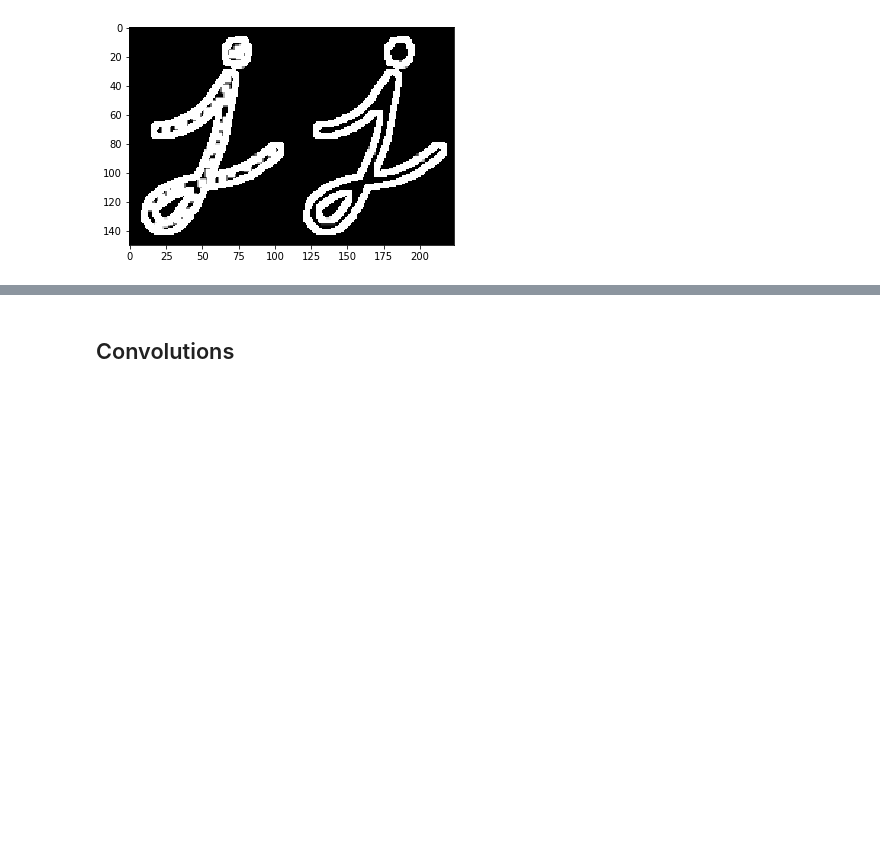
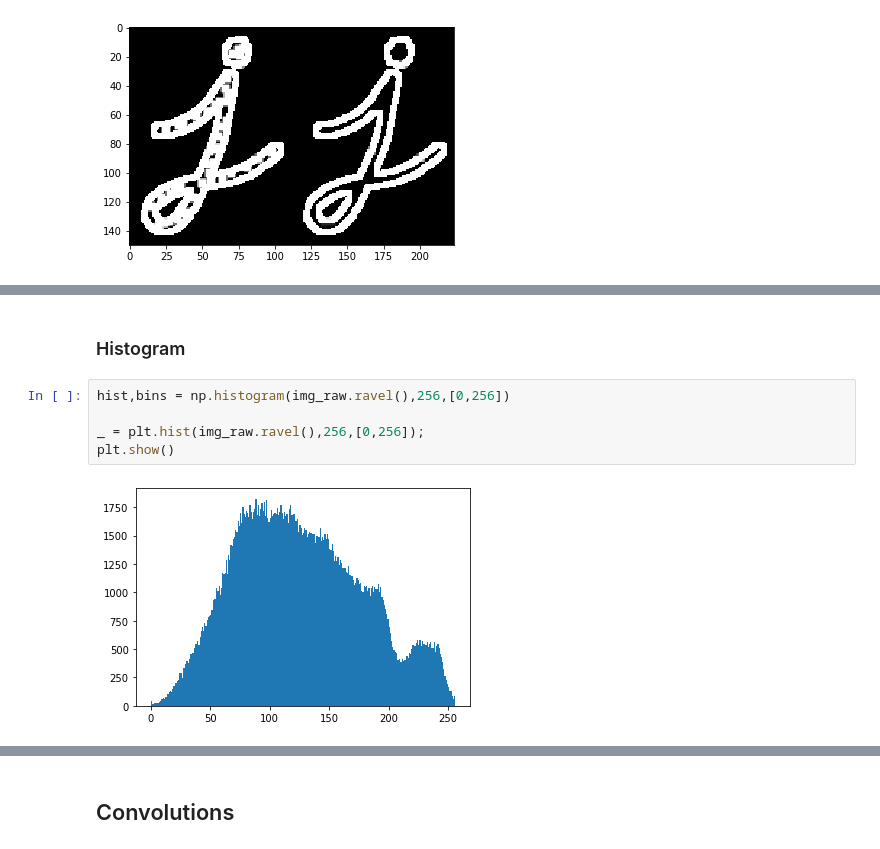
Before and after one commit to leandroohf/ds_pragmatic_programming, a Jupyter notebook: ds_pragmatic_computer_vision.ipynb, the cells around one changed output, grey strips where cells are left out. Saved outputs shown, nothing was run; the diff lists cells and outputs as text; blank space fills up the shorter version.

```diff
--- a/ds_pragmatic_computer_vision.ipynb
+++ b/ds_pragmatic_computer_vision.ipynb
@@ -334,0 +447,9 @@ plt.show()
+# %% [markdown]
+### Histogram
+# %%
+hist,bins = np.histogram(img_raw.ravel(),256,[0,256])
+
+_ = plt.hist(img_raw.ravel(),256,[0,256]);
+plt.show()
+# %% [output]
+[figure, added]
```
Also changed, not shown: parts of 14 cells of this notebook.
